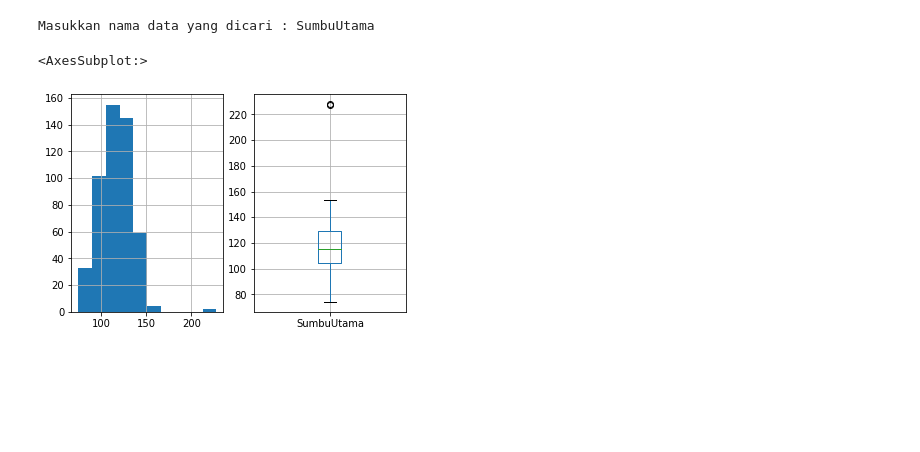
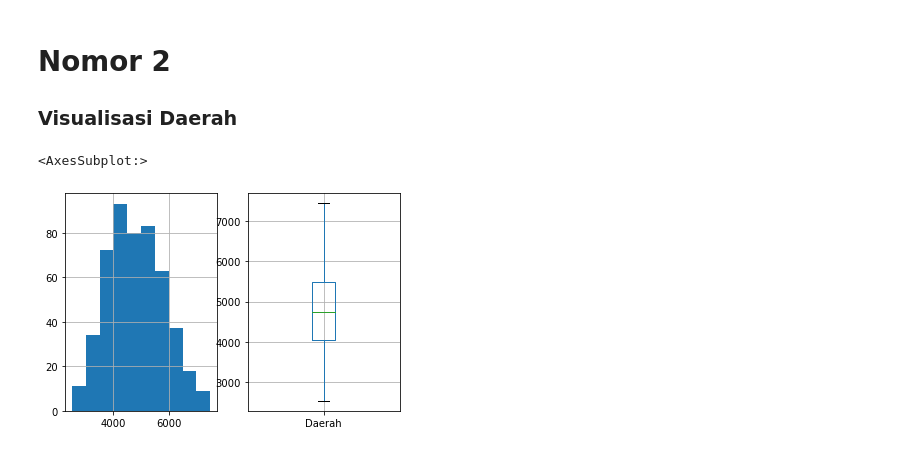
Before and after one commit to bryanrinaldoo/Tubes_Probstat, a Jupyter notebook: TUBES_PROBSTAT.ipynb, the cells around one changed output. Drawn from its saved outputs; the diff is of its cells as text; code cells hidden in the pictures; blank space fills up the shorter version.

```diff
--- a/TUBES_PROBSTAT.ipynb
+++ b/TUBES_PROBSTAT.ipynb
@@ -80,12 +518,16 @@ Kurtosis dari SumbuUtama adalah 4.33053354843697
+# %% [markdown]
+# Nomor 2 <a name="no2"></a>
+### Visualisasi Daerah
 # %%
 #NOMOR 2
 
-inpgraf = input("Masukkan nama data yang dicari : ")
+#inp = input("Masukkan nama data yang dicari : ")
+inp = "Daerah"
+
 fig, axs = plt.subplots(1,2)
 
-df[inpgraf].hist(ax=axs[0])
-df.boxplot(inpgraf)
+df[inp].hist(ax=axs[0])
+df.boxplot(inp)
 # %% [output]
-Masukkan nama data yang dicari : SumbuUtama
+<AxesSubplot:>
-<AxesSubplot:>
-[figure, old version]
+[figure, new version]
```
Also changed, not shown: parts of 74 cells of this notebook.
